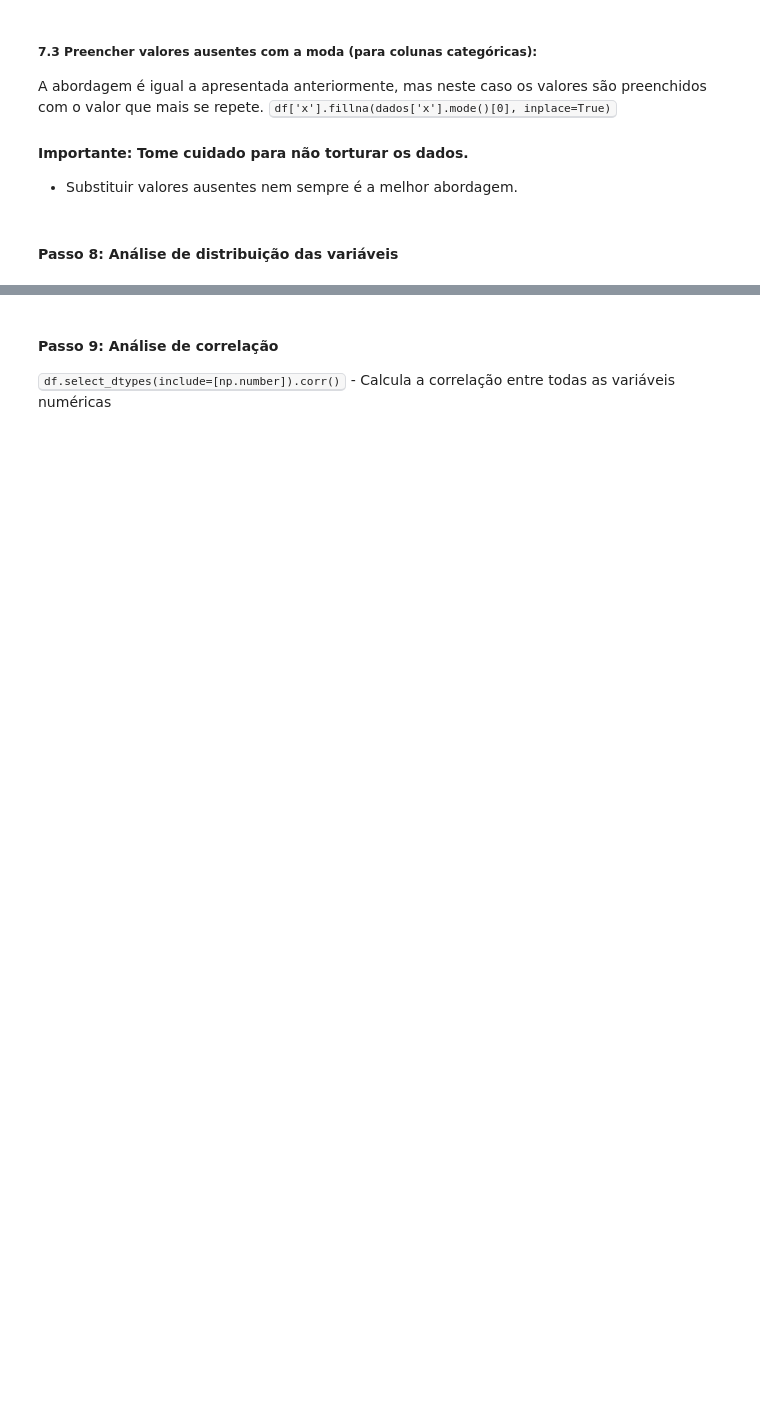
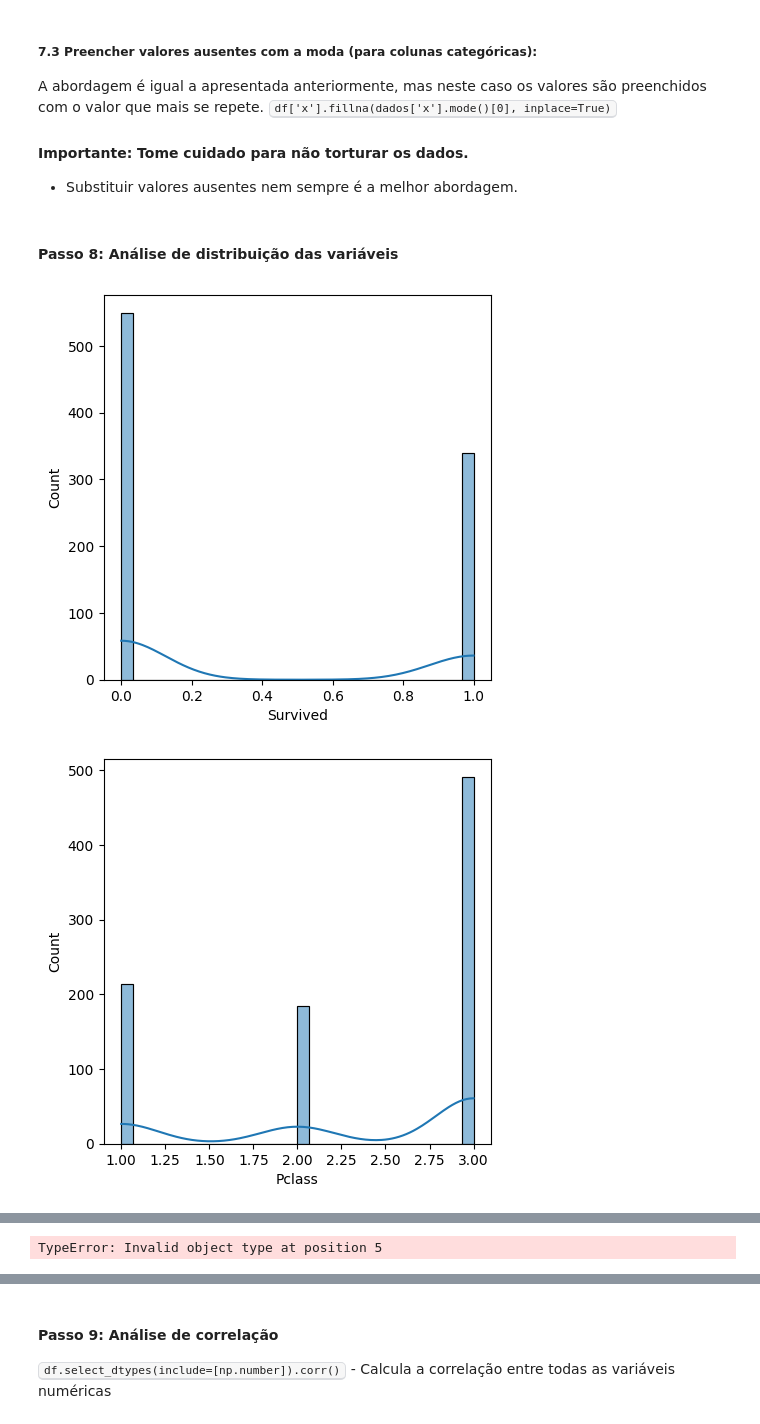
Before and after one commit to deveveryday/CDIA_Logica_Programacao, a Jupyter notebook: Aula_12_IntroPandas.ipynb, the cells around one changed output, grey strips where cells are left out. Drawn from its saved outputs; the diff is of its cells as text; code cells hidden in the pictures; blank space fills up the shorter version.

```diff
--- a/Aula_12_IntroPandas.ipynb
+++ b/Aula_12_IntroPandas.ipynb
@@ -520,3 +758,11 @@ A abordagem é igual a apresentada anteriormente, mas neste caso os valores são
 - Substituir valores ausentes nem sempre é a melhor abordagem.
 # %% [markdown]
 #### Passo 8: Análise de distribuição das variáveis
+# %%
+for column in df.columns:
+  plt.figure(figsize = (5, 5))
+  sns.histplot(df[column], kde = True, bins = 30)
+  plt.show()
+# %% [output]
+[figure, added]
+[figure, added]
@@ -522,0 +770 @@ A abordagem é igual a apresentada anteriormente, mas neste caso os valores são
+TypeError: Invalid object type at position 5
```
Also changed, not shown: parts of 30 cells of this notebook.
